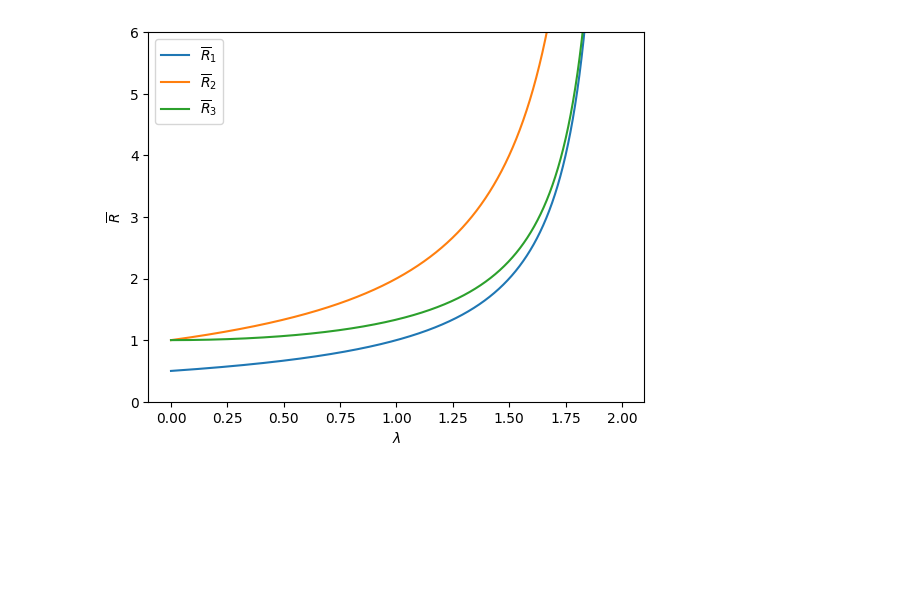
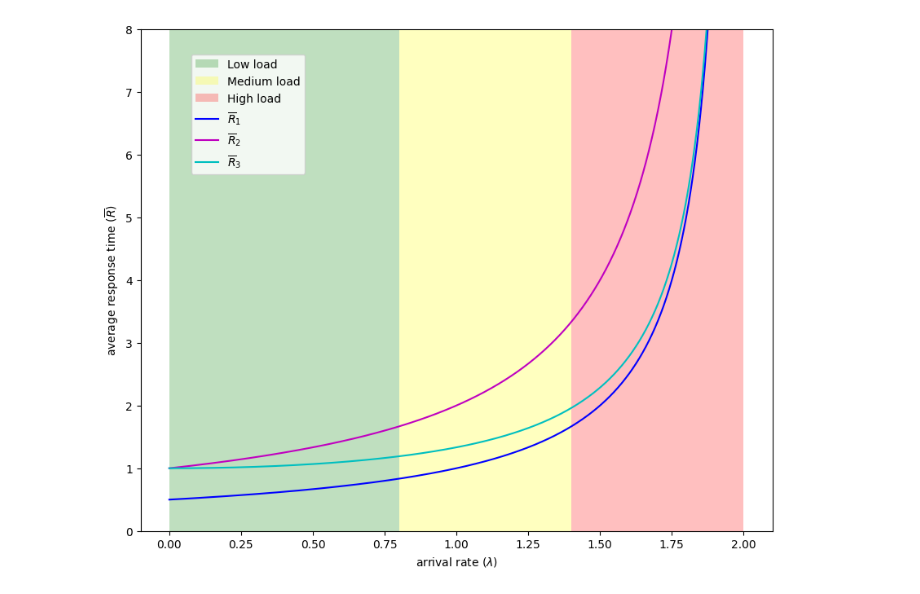
Before and after one commit to Lotto98/Systems-Comparison, a Jupyter notebook: plots.ipynb, the cells around one changed output. Saved outputs shown, nothing was run; the diff lists cells and outputs as text; code cells hidden in the pictures; blank space fills up the shorter version.

```diff
--- a/plots.ipynb
+++ b/plots.ipynb
@@ -4,26 +4,30 @@ import matplotlib.pyplot as plt
 # %%
 def plot_functions(mu:float):
 
     lambda_values = np.arange(0, 2*mu, 0.0001)
 
     functions = [
-                    (1, lambda mu, l: 1/(2*mu - l)),
-                    (2, lambda mu, l: 1/(mu -  l/2)),
-                    (3, lambda mu, l: (2*mu)/( (2*mu*mu) -  (l*l/2)))
+                    (1,"b", lambda mu, l: 1/(2*mu - l)),
+                    (2,"m", lambda mu, l: 1/(mu -  l/2)),
+                    (3,"c", lambda mu, l: (2*mu)/( (2*mu*mu) -  (l*l/2)))
                 ]
 
-    fig, ax = plt.subplots()
-    ax.set_xlabel("$\lambda$")
-    ax.set_ylabel("$\overline{R}$")
-    ax.set_ylim(0,6)
+    fig, ax = plt.subplots(figsize=(10,8))
+    ax.set_xlabel("arrival rate ($\lambda$)")
+    ax.set_ylabel("average response time ($\overline{R})$")
+    ax.set_ylim(0,8)
 
-    for (system, function) in functions:
+    ax.axvspan(0, .8, facecolor='green', alpha=0.25, label="Low load")
+    ax.axvspan(.8, 1.4, facecolor='yellow', alpha=0.25, label="Medium load")
+    ax.axvspan(1.4, 2, facecolor='red', alpha=0.25, label="High load")
+
+    for (system, color, function) in functions:
 
         response_times = function(mu,lambda_values)
 
-        ax.plot(lambda_values, response_times, label="$\overline{R}"+f"_{system}$")
+        ax.plot(lambda_values, response_times, label="$\overline{R}"+f"_{system}$", color=color)
 
-    ax.legend()
+    fig.legend(loc='upper left', bbox_to_anchor=(0.18, 0.85))
 plot_functions(1)
 # %% [output]
-[figure, old version]
+[figure, new version]
```
Also changed, not shown: 2 other files.
